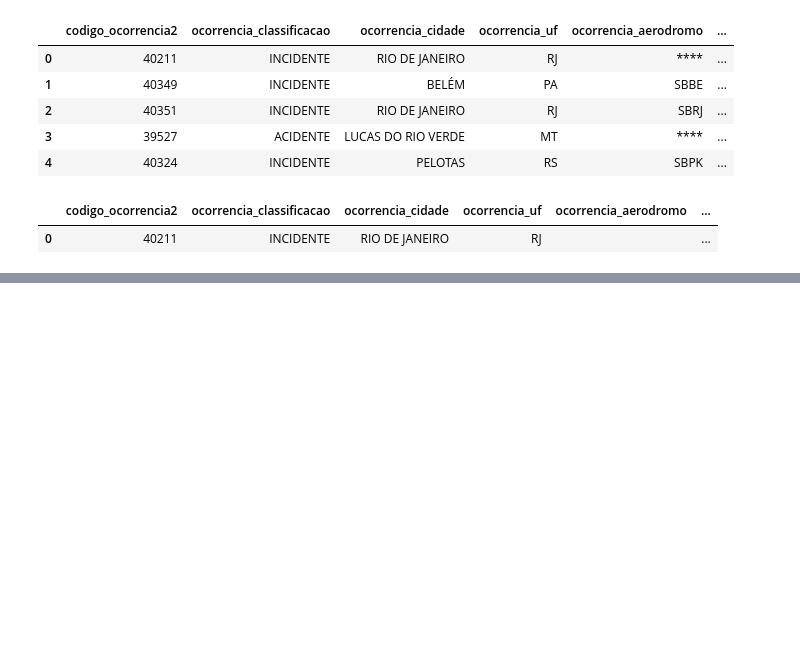
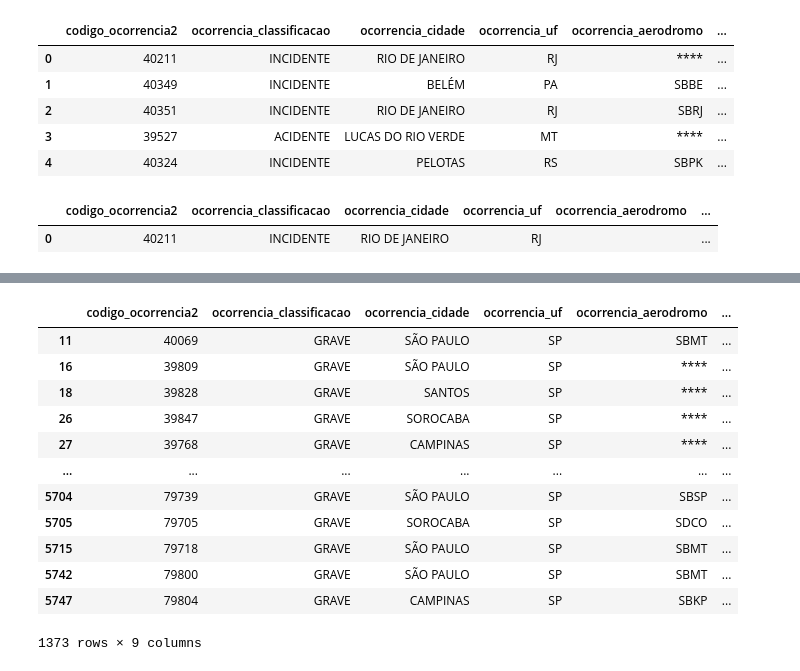
Before and after one commit to CarlosEduardo2021/ProjetoPandas, a Jupyter notebook: limpeza.ipynb, the cells around one changed output, grey strips where cells are left out. Drawn from its saved outputs; the diff is of its cells as text; code cells hidden in the pictures; blank space fills up the shorter version.

```diff
--- a/limpeza.ipynb
+++ b/limpeza.ipynb
@@ -90,0 +153,16 @@ df.head(1)
+# %%
+df.loc[df.ocorrencia_uf == 'SP']
+# %% [output]
+|  | codigo_ocorrencia2 | ocorrencia_classificacao | ocorrencia_cidade | ocorrencia_uf | ocorrencia_aerodromo | ... |
+| 11 | 40069 | GRAVE | SÃO PAULO | SP | SBMT | ... |
+| 16 | 39809 | GRAVE | SÃO PAULO | SP | **** | ... |
+| 18 | 39828 | GRAVE | SANTOS | SP | **** | ... |
+| 26 | 39847 | GRAVE | SOROCABA | SP | **** | ... |
+| 27 | 39768 | GRAVE | CAMPINAS | SP | **** | ... |
+| ... | ... | ... | ... | ... | ... | ... |
+| 5704 | 79739 | GRAVE | SÃO PAULO | SP | SBSP | ... |
+| 5705 | 79705 | GRAVE | SOROCABA | SP | SDCO | ... |
+| 5715 | 79718 | GRAVE | SÃO PAULO | SP | SBMT | ... |
+| 5742 | 79800 | GRAVE | SÃO PAULO | SP | SBMT | ... |
+| 5747 | 79804 | GRAVE | CAMPINAS | SP | SBKP | ... |
+1373 rows × 9 columns
```
Also changed, not shown: parts of 22 cells of this notebook.
